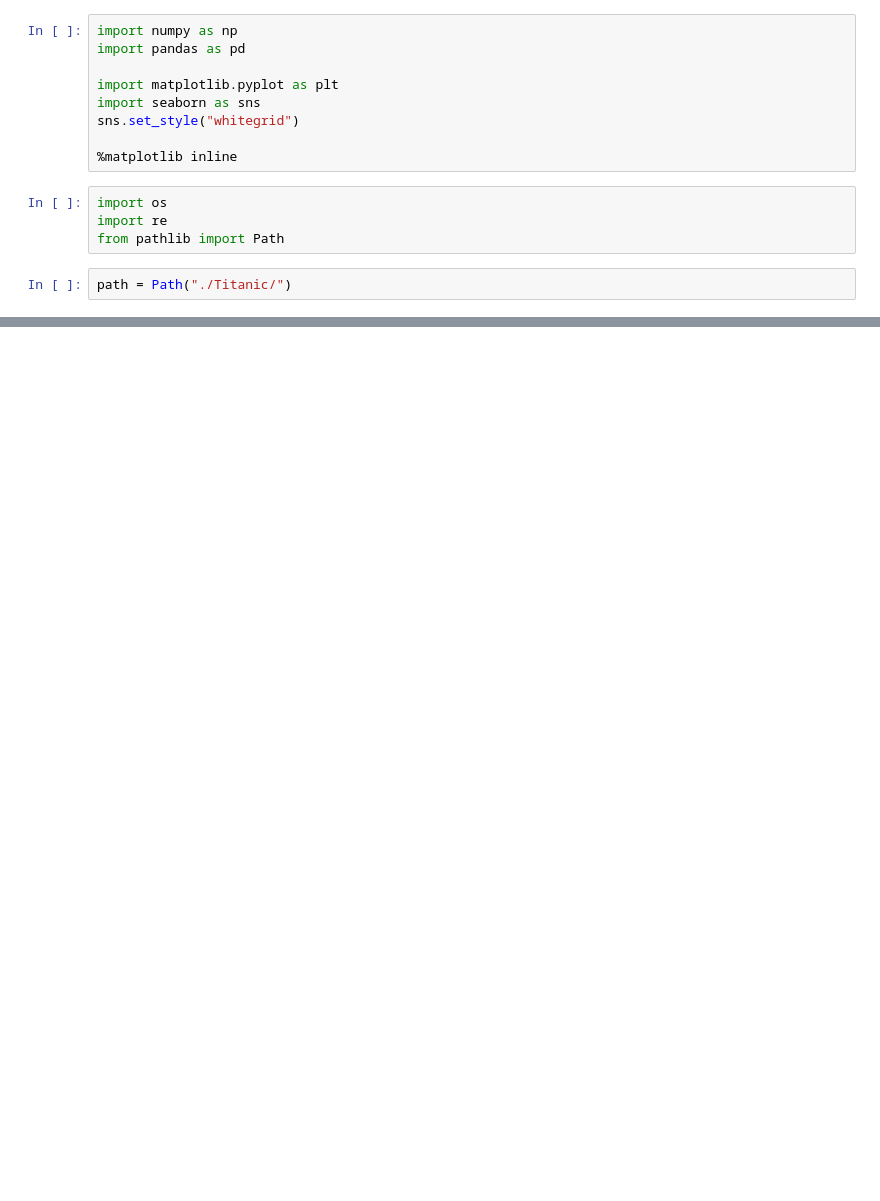
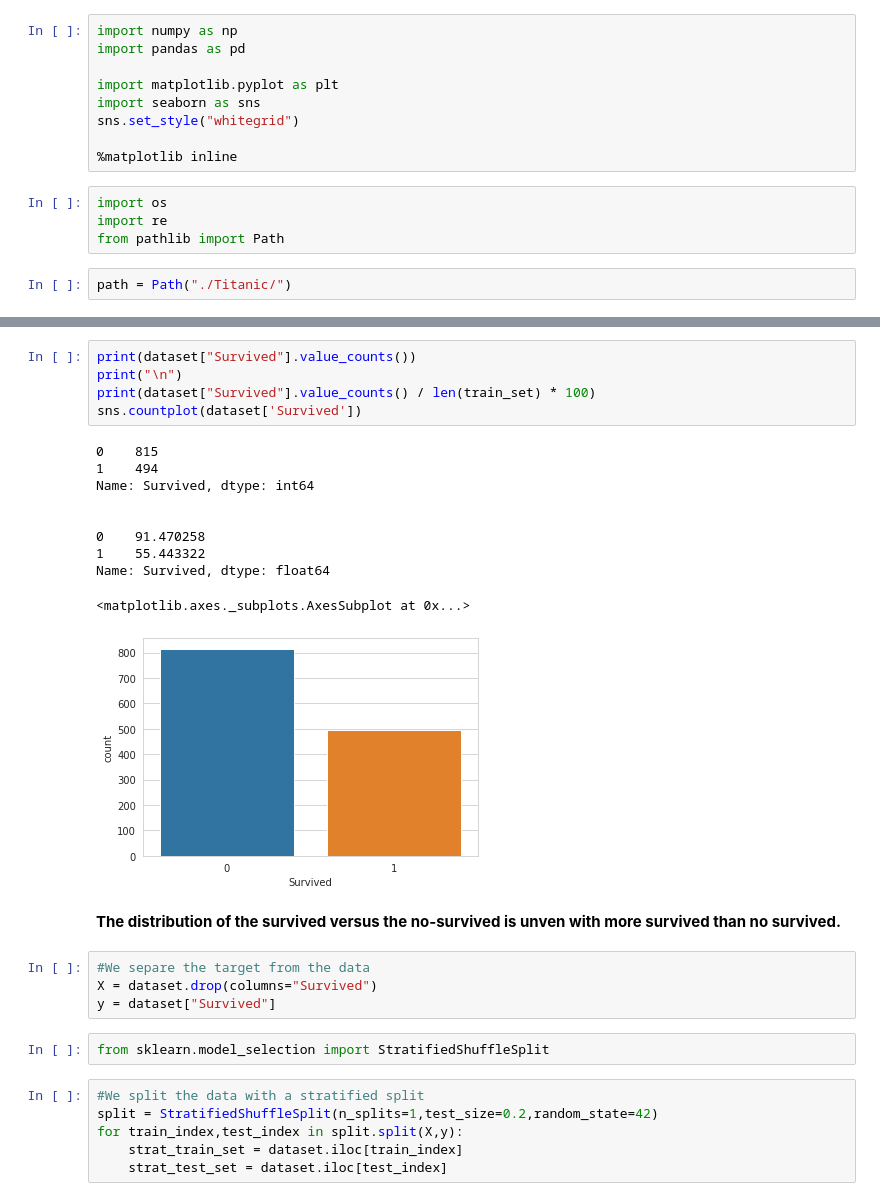
Before and after one commit to easypanda/Handson-ML2, a Jupyter notebook: Chapter 3: Classification/Titanic Dataset.ipynb, the cells around one changed output, grey strips where cells are left out. Cells and saved outputs as stored; diff of their text form; blank space fills up the shorter version.

```diff
--- a/Chapter 3: Classification/Titanic Dataset.ipynb
+++ b/Chapter 3: Classification/Titanic Dataset.ipynb
@@ -30,0 +90,30 @@ train_set.head()
+# %%
+print(dataset["Survived"].value_counts())
+print("\n")
+print(dataset["Survived"].value_counts() / len(train_set) * 100)
+sns.countplot(dataset['Survived'])
+# %% [output]
+0    815
+1    494
+Name: Survived, dtype: int64
+
+
+0    91.470258
+1    55.443322
+Name: Survived, dtype: float64
+<matplotlib.axes._subplots.AxesSubplot at 0x...>
+[figure, added]
+# %% [markdown]
+**The distribution of the survived versus the no-survived is unven with more survived than no survived.**
+# %%
+#We separe the target from the data
+X = dataset.drop(columns="Survived")
+y = dataset["Survived"]
+# %%
+from sklearn.model_selection import StratifiedShuffleSplit
+# %%
+#We split the data with a stratified split
+split = StratifiedShuffleSplit(n_splits=1,test_size=0.2,random_state=42)
+for train_index,test_index in split.split(X,y):
+    strat_train_set = dataset.iloc[train_index]
+    strat_test_set = dataset.iloc[test_index]
```
Also changed, not shown: parts of 36 cells of this notebook, 3 other files.
